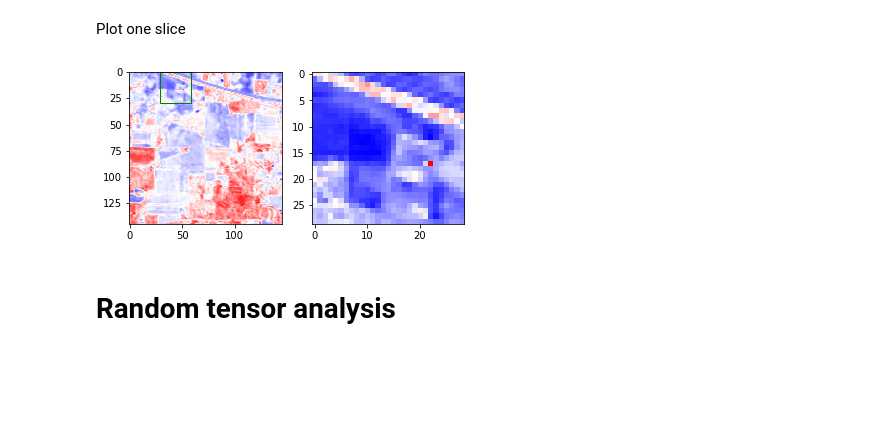
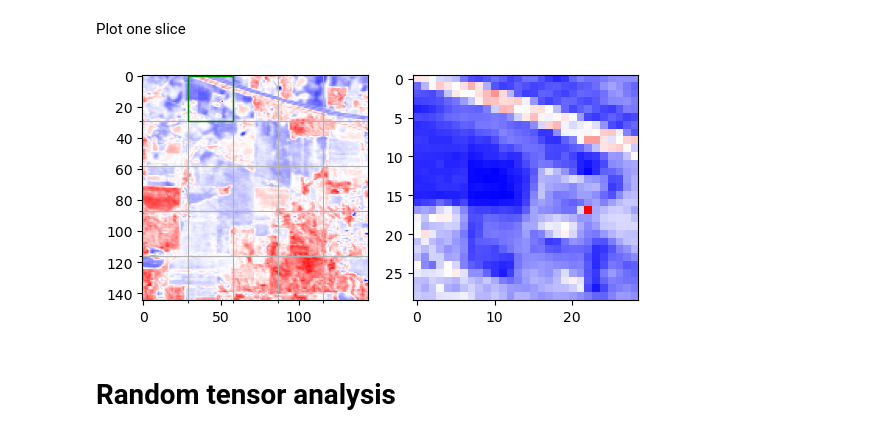
Before and after one commit to HugoLebeau/tensor_rank1approx, a Jupyter notebook: indian_pines.ipynb, the cells around one changed output. Drawn from its saved outputs; the diff is of its cells as text; code cells hidden in the pictures; blank space fills up the shorter version.

Commit message:
better plots

```diff
--- a/indian_pines.ipynb
+++ b/indian_pines.ipynb
@@ -29,14 +29,18 @@ Plot one slice
 # %%
 freq = 41
 patch = 1
 
 fig, ax = plt.subplots(1, 2)
 ax[0].imshow(X[:, :, freq], cmap='bwr')
-rect = Rectangle(((a*patch)%(a*b), ((a*patch)//(a*b))*a), a, a, linewidth=1, edgecolor='green', facecolor='none')
+minor_ticks = np.arange(0, 145, 29)
+ax[0].set_xticks(minor_ticks, minor=True)
+ax[0].set_yticks(minor_ticks, minor=True)
+ax[0].grid(which='minor')
+rect = Rectangle(((a*patch)%(a*b), ((a*patch)//(a*b))*a), a, a, linewidth=1, edgecolor='green', facecolor='none', zorder=3)
 ax[0].add_patch(rect)
 ax[1].imshow(T[patch, :, freq].reshape(a, a), cmap='bwr');
 # %% [output]
-[figure, old version]
+[figure, new version]
 # %% [markdown]
 # Random tensor analysis
 # %%
```
Also changed, not shown: parts of 5 cells of this notebook.
